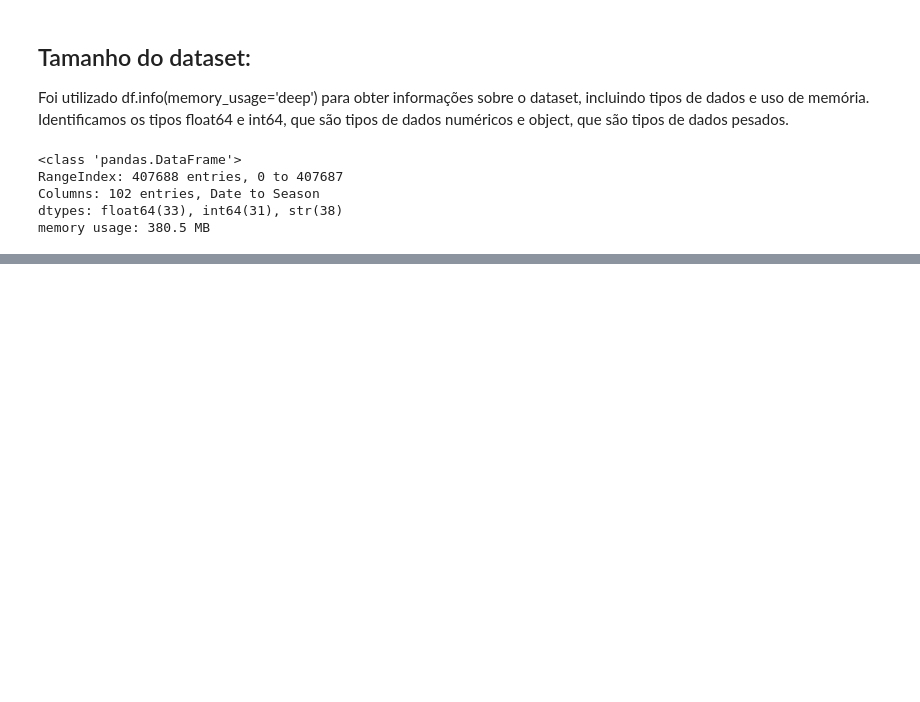
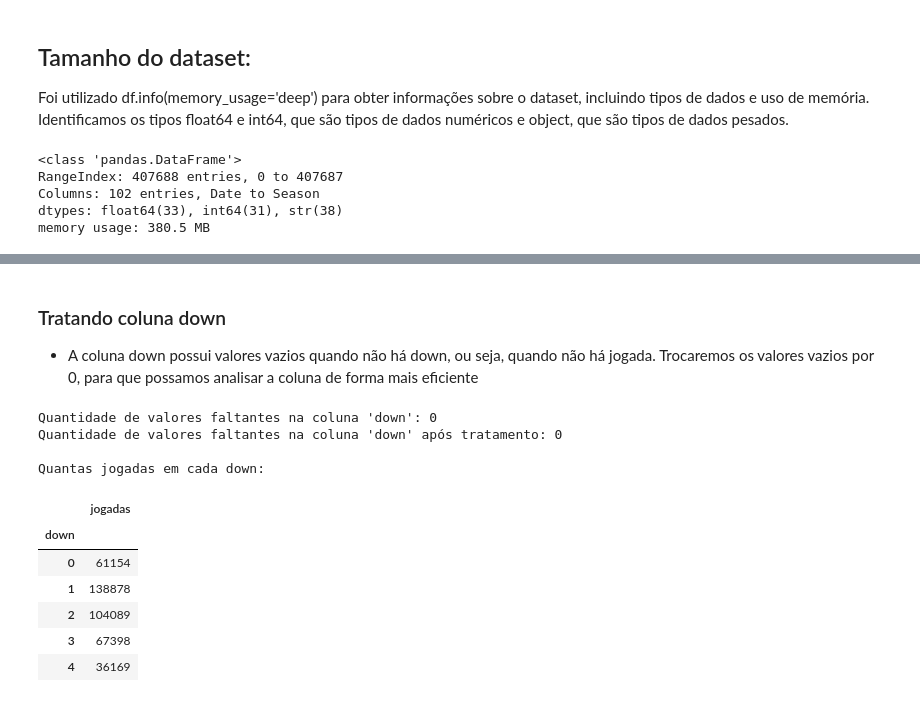
Before and after one commit to patrick0753/aulas_rafael_lapd, a Jupyter notebook: nfl_eda.ipynb, the cells around one changed output, grey strips where cells are left out. Saved outputs shown, nothing was run; the diff lists cells and outputs as text; code cells hidden in the pictures; blank space fills up the shorter version.

```diff
--- a/nfl_eda.ipynb
+++ b/nfl_eda.ipynb
@@ -31,2 +27,3 @@ from pathlib import Path
 # %%
-df = pd.read_csv('NFL_2009_2017.csv')
+raiz = kagglehub.dataset_download("maxhorowitz/nflplaybyplay2009to2016")
+print("raiz do dataset:", raiz)
@@ -76,0 +224,22 @@ Tamanho do CSV (em MB): 262.77
+# %% [markdown]
+### Tratando coluna down
+- A coluna down possui valores vazios quando não há down, ou seja, quando não há jogada. Trocaremos os valores vazios por 0, para que possamos analisar a coluna de forma mais eficiente
+# %%
+downs_faltantes = df["down"].isna().sum()
+df["down"] = df["down"].fillna(0) # mudando de nan p zero
+print("Quantidade de valores faltantes na coluna 'down':", downs_faltantes)
+print("Quantidade de valores faltantes na coluna 'down' após tratamento:", df["down"].isna().sum())
+print("\nQuantas jogadas em cada down:")
+display(df["down"].value_counts().sort_index().to_frame("jogadas"))
+# %% [output]
+Quantidade de valores faltantes na coluna 'down': 0
+Quantidade de valores faltantes na coluna 'down' após tratamento: 0
+
+Quantas jogadas em cada down:
+|  | jogadas |
+| down |  |
+| 0 | 61154 |
+| 1 | 138878 |
+| 2 | 104089 |
+| 3 | 67398 |
+| 4 | 36169 |
```
Also changed, not shown: parts of 32 cells of this notebook.
